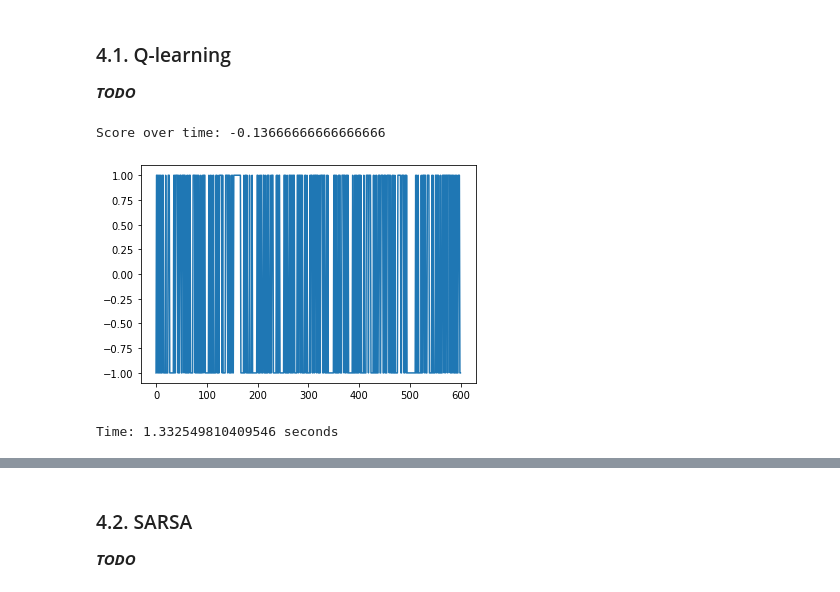
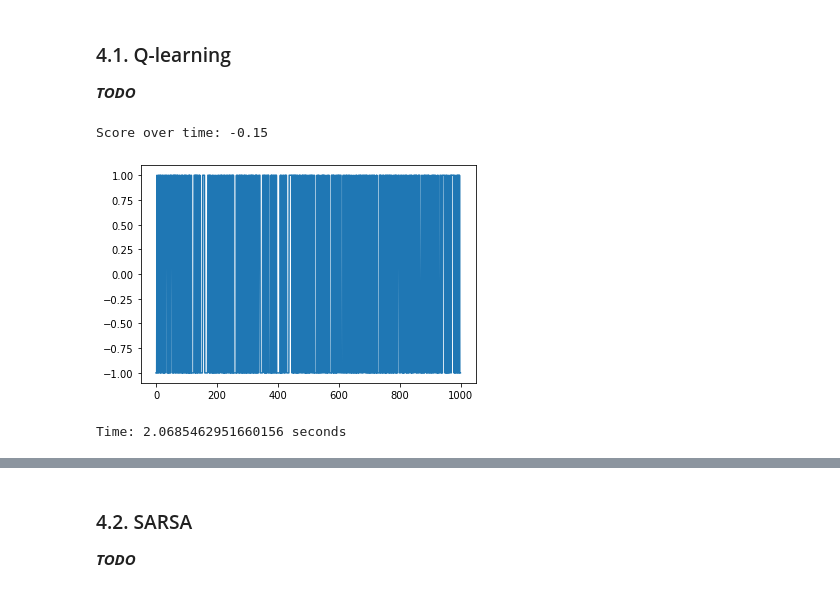
Before and after one commit to Maligetzus/IART, a Jupyter notebook: NeutronRL_Notebook.ipynb, the cells around one changed output, grey strips where cells are left out. Cells and saved outputs as stored; diff of their text form; code cells hidden in the pictures.

Commit message:
Plot changes

```diff
--- a/NeutronRL_Notebook.ipynb
+++ b/NeutronRL_Notebook.ipynb
@@ -90,18 +90,22 @@ For both algorithms ***TALK ABOUT THE EPSILON DECAY***
 # %%
 import time
 from NeutronRL.q_learning import QLearning
 from NeutronRL.env_algorithm import EpsilonDecay
+import matplotlib.pyplot as plt
 
 start_time = time.time()
 
-qlearning = QLearning(plot_rewards=True, max_episodes=600, max_steps=2000, epsilon_decay=EpsilonDecay.Exponential, env='Neutron-5x5-White-Random-v0', log=False)
-score, reward = qlearning.train()
+qlearning = QLearning(max_episodes=1000, max_steps=2000, epsilon_decay=EpsilonDecay.Exponential, env='Neutron-5x5-White-Random-v0', log=False)
+score, rewards = qlearning.train()
+
+plt.plot(rewards)
+plt.show()
 
 print(f"Time: {time.time() - start_time} seconds")
 # %% [output]
-Score over time: -0.13666666666666666
+Score over time: -0.15
-[figure, old version]
+[figure, new version]
-Time: 1.332549810409546 seconds
+Time: 2.0685462951660156 seconds
 # %%
 import time
 from NeutronRL.q_learning import QLearning
```
Also changed, not shown: parts of 3 cells of this notebook, 4 other files.
